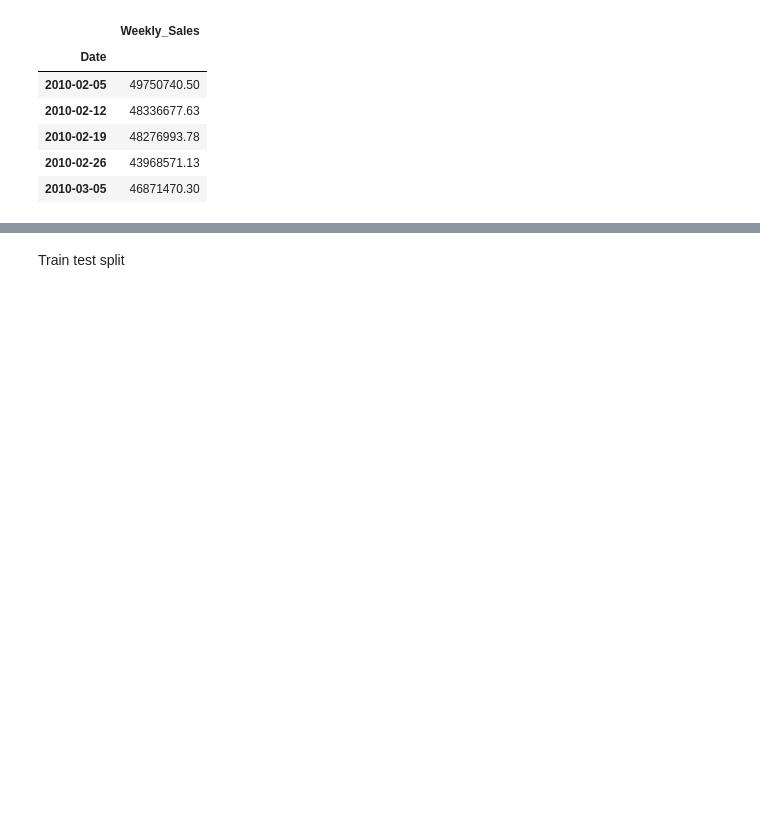
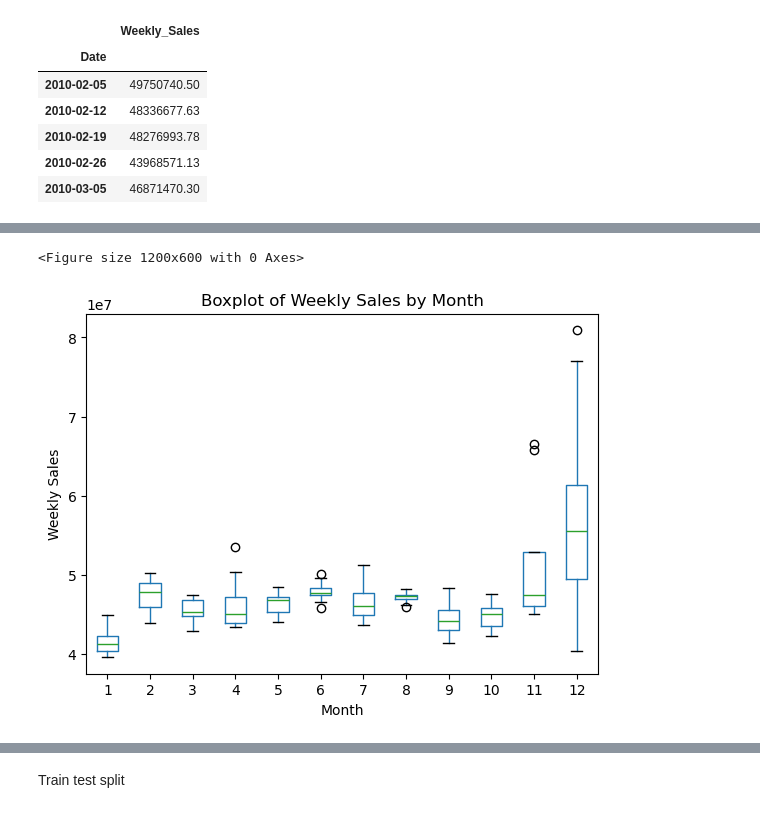
Before and after one commit to BhargavaaPenz/Walmart-Sales, a Jupyter notebook: Walmart_sales.ipynb, the cells around one changed output, grey strips where cells are left out. Cells and saved outputs as stored; diff of their text form; code cells hidden in the pictures; blank space fills up the shorter version.

```diff
--- a/Walmart_sales.ipynb
+++ b/Walmart_sales.ipynb
@@ -39,0 +51,12 @@ data.head()
+# %%
+data['Month'] = data.index.month
+plt.figure(figsize=(12, 6))
+data.boxplot(column='Weekly_Sales', by='Month', grid=False)
+plt.title('Boxplot of Weekly Sales by Month')
+plt.suptitle('')  # Remove the default title
+plt.xlabel('Month')
+plt.ylabel('Weekly Sales')
+plt.show()
+# %% [output]
+<Figure size 1200x600 with 0 Axes>
+[figure, added]
```
Also changed, not shown: parts of 6 cells of this notebook.
